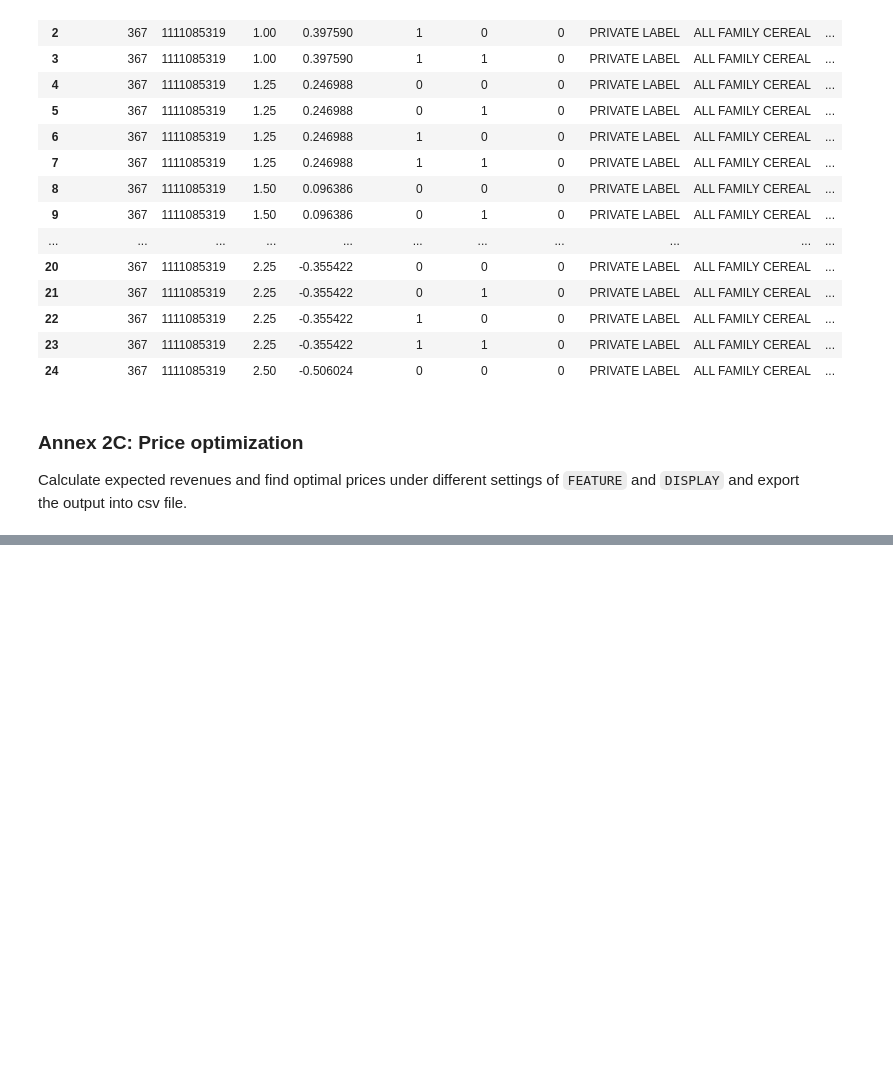
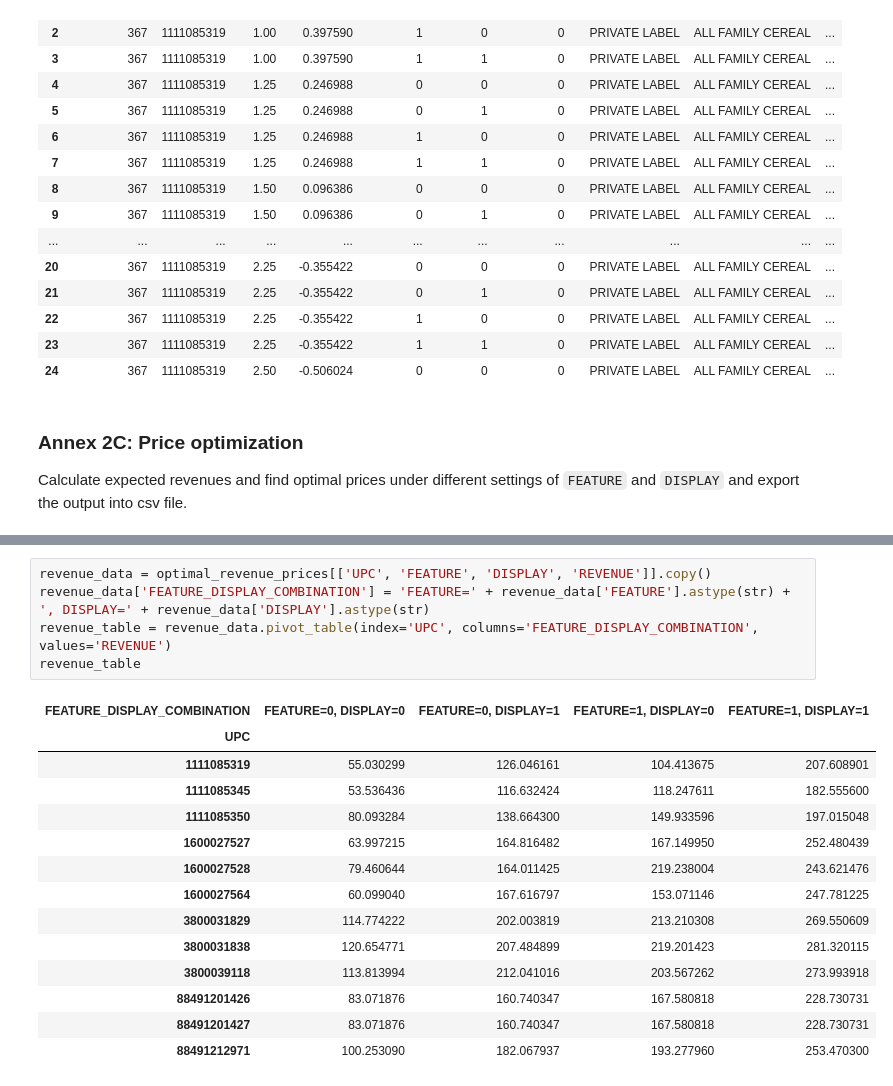
Before and after one commit to acedesci/scanalytics, a Jupyter notebook: EN/S08_09_Retail_Analytics/S8_Module1A_Cereal_Demand_Predictions.ipynb, the cells around one changed output, grey strips where cells are left out. Cells and saved outputs as stored; diff of their text form; blank space fills up the shorter version.

```diff
--- a/EN/S08_09_Retail_Analytics/S8_Module1A_Cereal_Demand_Predictions.ipynb
+++ b/EN/S08_09_Retail_Analytics/S8_Module1A_Cereal_Demand_Predictions.ipynb
@@ -514,0 +519,20 @@ Optimal Prices for Maximum Weekly Revenue:
+# %%
+revenue_data = optimal_revenue_prices[['UPC', 'FEATURE', 'DISPLAY', 'REVENUE']].copy()
+revenue_data['FEATURE_DISPLAY_COMBINATION'] = 'FEATURE=' + revenue_data['FEATURE'].astype(str) + ', DISPLAY=' + revenue_data['DISPLAY'].astype(str)
+revenue_table = revenue_data.pivot_table(index='UPC', columns='FEATURE_DISPLAY_COMBINATION', values='REVENUE')
+revenue_table
+# %% [output]
+| FEATURE_DISPLAY_COMBINATION | FEATURE=0, DISPLAY=0 | FEATURE=0, DISPLAY=1 | FEATURE=1, DISPLAY=0 | FEATURE=1, DISPLAY=1 |
+| UPC |  |  |  |  |
+| 1111085319 | 55.030299 | 126.046161 | 104.413675 | 207.608901 |
+| 1111085345 | 53.536436 | 116.632424 | 118.247611 | 182.555600 |
+| 1111085350 | 80.093284 | 138.664300 | 149.933596 | 197.015048 |
+| 1600027527 | 63.997215 | 164.816482 | 167.149950 | 252.480439 |
+| 1600027528 | 79.460644 | 164.011425 | 219.238004 | 243.621476 |
+| 1600027564 | 60.099040 | 167.616797 | 153.071146 | 247.781225 |
+| 3800031829 | 114.774222 | 202.003819 | 213.210308 | 269.550609 |
+| 3800031838 | 120.654771 | 207.484899 | 219.201423 | 281.320115 |
+| 3800039118 | 113.813994 | 212.041016 | 203.567262 | 273.993918 |
+| 88491201426 | 83.071876 | 160.740347 | 167.580818 | 228.730731 |
+| 88491201427 | 83.071876 | 160.740347 | 167.580818 | 228.730731 |
+| 88491212971 | 100.253090 | 182.067937 | 193.277960 | 253.470300 |
```
Also changed, not shown: parts of 3 cells of this notebook.
